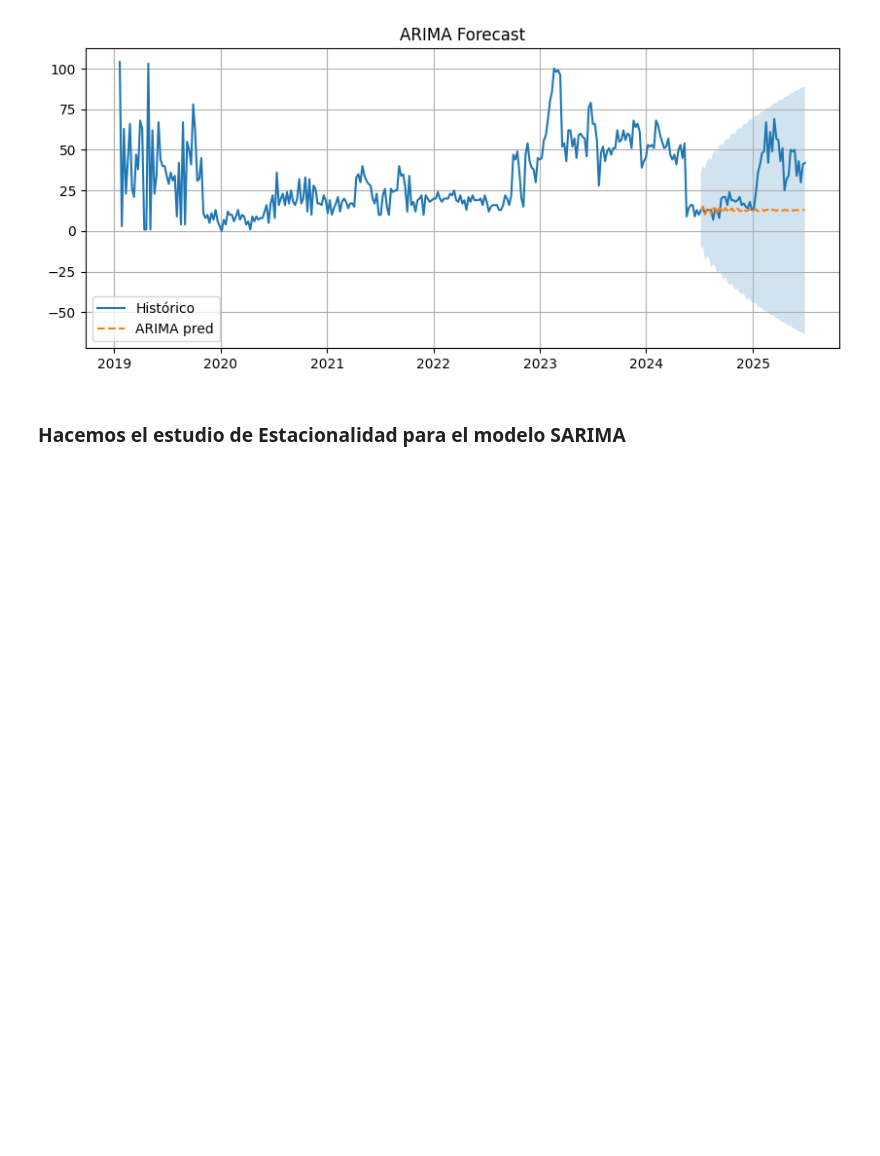
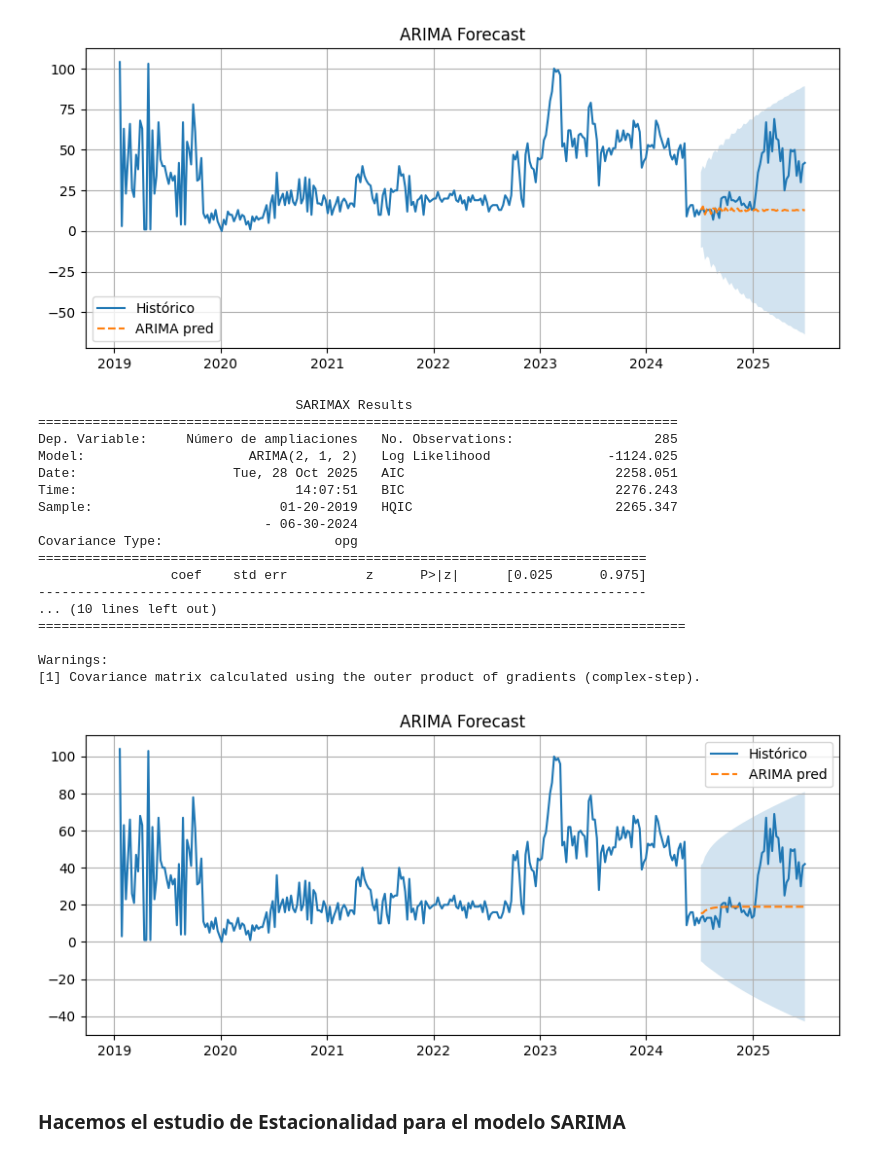
Before and after one commit to JhonFajardoRodas/TFM-GIT, a Jupyter notebook: Notebooks Python/arima_sarima_model.ipynb, the cells around one changed output. Cells and saved outputs as stored; diff of their text form; code cells hidden in the pictures; blank space fills up the shorter version.

```diff
--- a/Notebooks Python/arima_sarima_model.ipynb
+++ b/Notebooks Python/arima_sarima_model.ipynb
@@ -314,6 +314,48 @@ Mejor ARIMA final: (2, 1, 3) 2199.082631436666
 Warnings:
 [1] Covariance matrix calculated using the outer product of gradients (complex-step).
 [figure]
+# %%
+best_order_arima2 = (2, 1, 2)
+model2 = ARIMA(train, order=best_order_arima2, enforce_stationarity=False, enforce_invertibility=False)
+arima_res2 = model2.fit(method_kwargs={"warn_convergence": False})
+print(arima_res2.summary())
+
+fc2 = arima_res2.get_forecast(steps=horizon_weeks) #fc Forecast
+
+df_arima2 = pd.DataFrame({
+        "fecha": pd.date_range(start=train.index[-1] + pd.Timedelta(days=1), periods=horizon_weeks, freq=pd.infer_freq(ts.index)),
+        "pred": fc2.predicted_mean.values,
+        "lower": fc2.conf_int().iloc[:,0].values,
+        "upper": fc2.conf_int().iloc[:,1].values
+    }).set_index("fecha")
+
+
+plt.figure(figsize=(10,4))
+plt.plot(ts, label='Histórico')
+plt.plot(df_arima2['pred'], linestyle='--', label='ARIMA pred')
+plt.fill_between(df_arima2.index, df_arima2['lower'], df_arima2['upper'], alpha=0.2)
+plt.legend(); plt.title("ARIMA Forecast")
+plt.grid(True)
+plt.show()
+# %% [output]
+                                 SARIMAX Results
+==================================================================================
+Dep. Variable:     Número de ampliaciones   No. Observations:                  285
+Model:                     ARIMA(2, 1, 2)   Log Likelihood               -1124.025
+Date:                    Tue, 28 Oct 2025   AIC                           2258.051
+Time:                            14:07:51   BIC                           2276.243
+Sample:                        01-20-2019   HQIC                          2265.347
+                             - 06-30-2024
+Covariance Type:                      opg
+==============================================================================
+                 coef    std err          z      P>|z|      [0.025      0.975]
+------------------------------------------------------------------------------
+... (10 lines left out)
+===================================================================================
+
+Warnings:
+[1] Covariance matrix calculated using the outer product of gradients (complex-step).
+[figure, added]
 # %% [markdown]
 ### Hacemos el estudio de Estacionalidad para el modelo SARIMA
 # %%
```
Also changed, not shown: parts of 5 cells of this notebook, 14 other files.
